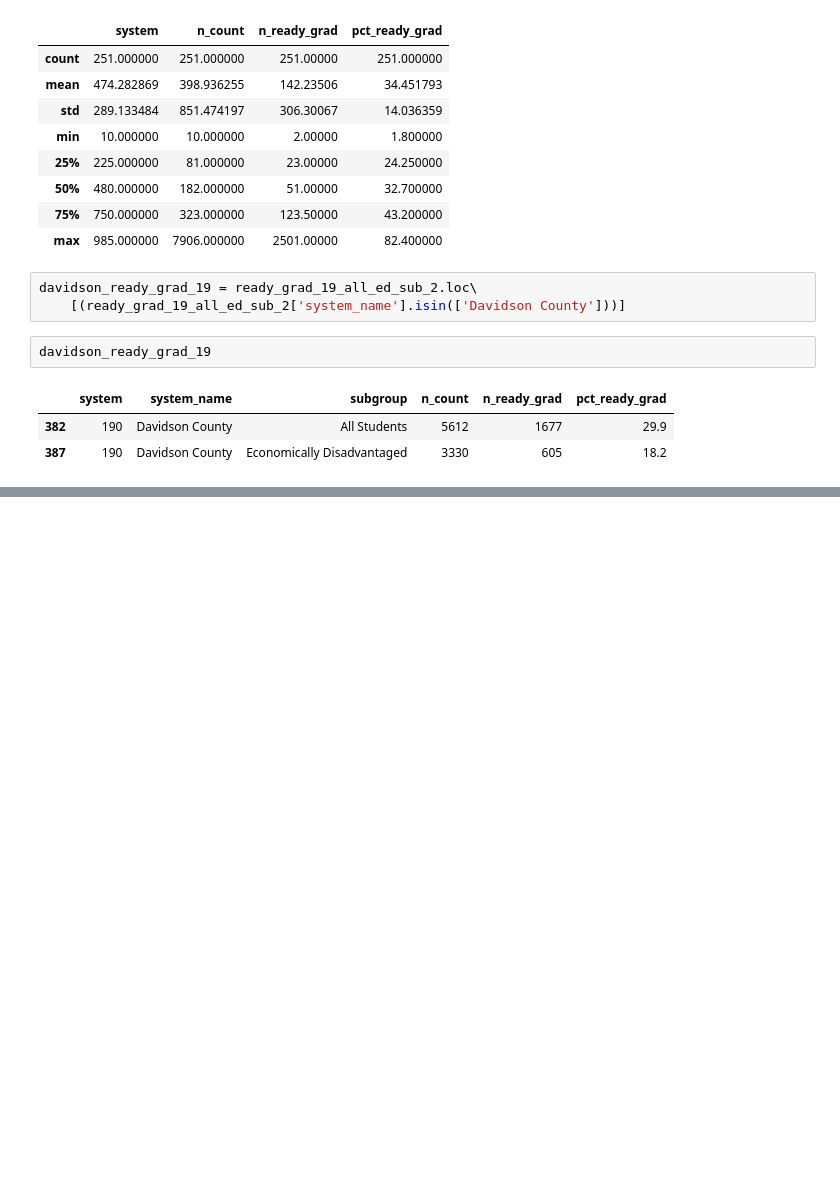
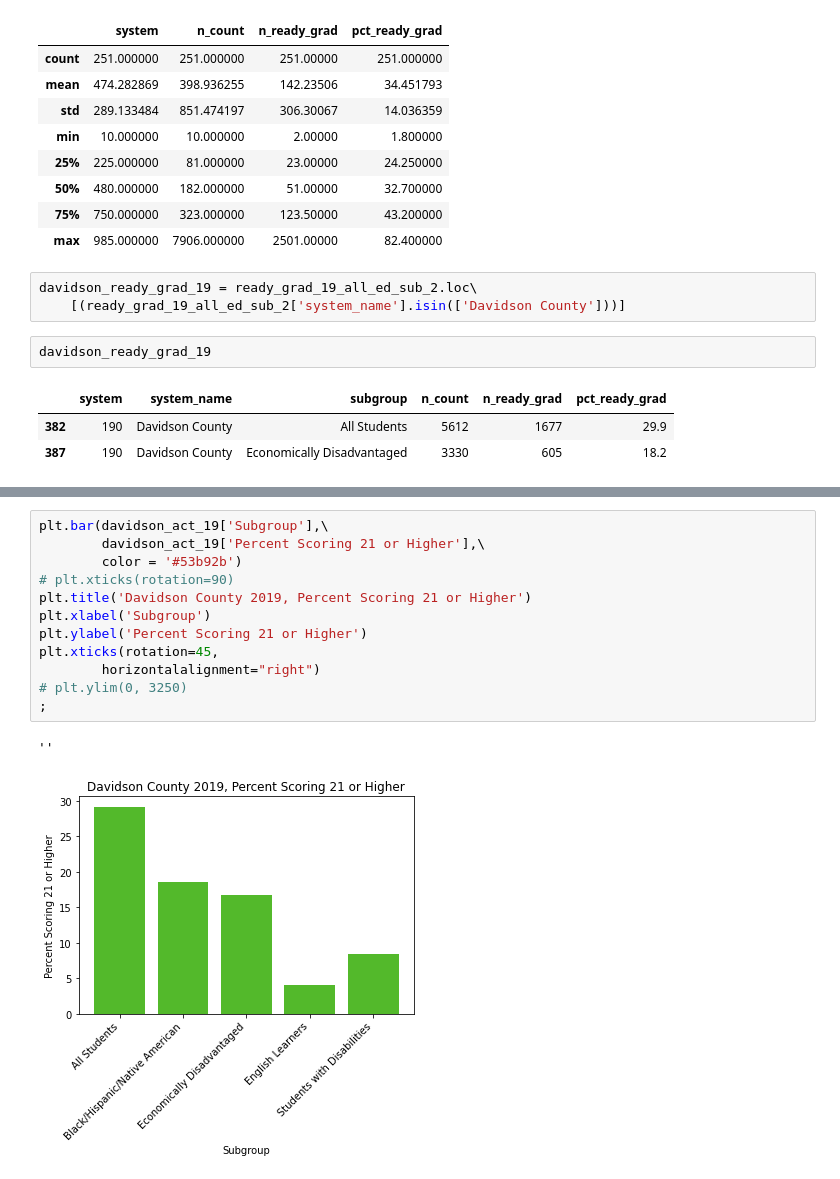
Before and after one commit to CalebAutry/capstone, a Jupyter notebook: notebooks/capstone.ipynb, the cells around one changed output, grey strips where cells are left out. Drawn from its saved outputs; the diff is of its cells as text; blank space fills up the shorter version.

```diff
--- a/notebooks/capstone.ipynb
+++ b/notebooks/capstone.ipynb
@@ -736,0 +851,15 @@ plt.xticks(rotation=45,
+# %%
+plt.bar(davidson_act_19['Subgroup'],\
+        davidson_act_19['Percent Scoring 21 or Higher'],\
+        color = '#53b92b')
+# plt.xticks(rotation=90)
+plt.title('Davidson County 2019, Percent Scoring 21 or Higher')
+plt.xlabel('Subgroup')
+plt.ylabel('Percent Scoring 21 or Higher')
+plt.xticks(rotation=45,
+        horizontalalignment="right")
+# plt.ylim(0, 3250)
+;
+# %% [output]
+''
+[figure, added]
```
Also changed, not shown: parts of 21 cells of this notebook.
